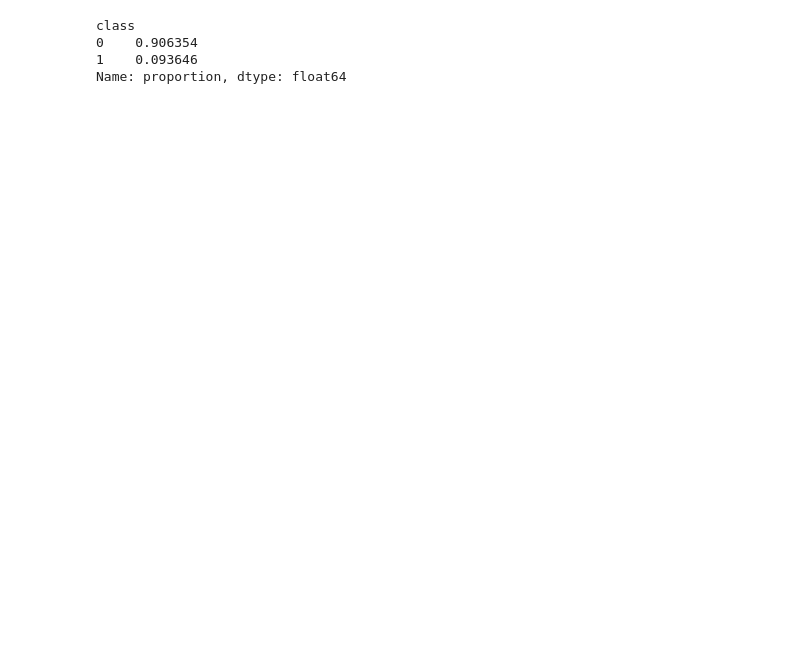
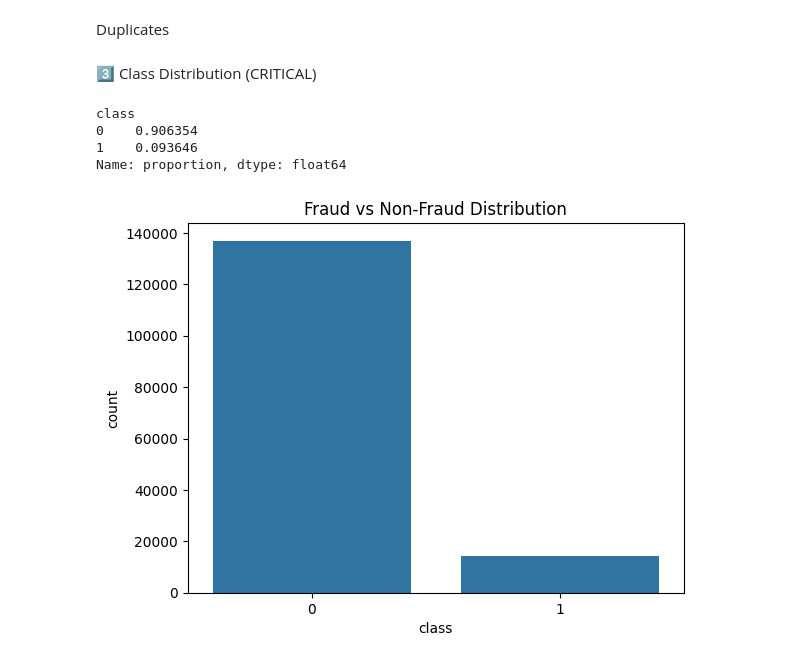
Before and after one commit to kaleb-menbere/fraud-detection, a Jupyter notebook: notebooks/eda-fraud-data.ipynb, the cells around one changed output. Saved outputs shown, nothing was run; the diff lists cells and outputs as text; code cells hidden in the pictures; blank space fills up the shorter version.

```diff
--- a/notebooks/eda-fraud-data.ipynb
+++ b/notebooks/eda-fraud-data.ipynb
@@ -41,0 +50,2 @@ df['purchase_time'] = pd.to_datetime(df['purchase_time'])
+# %% [markdown]
+Duplicates
@@ -42 +58,3 @@ df['purchase_time'] = pd.to_datetime(df['purchase_time'])
+# %% [markdown]
+3️⃣ Class Distribution (CRITICAL)
 # %%
@@ -46,3 +65,9 @@ class
 0    0.906354
 1    0.093646
 Name: proportion, dtype: float64
+# %%
+sns.countplot(x='class', data=df)
+plt.title("Fraud vs Non-Fraud Distribution")
+plt.show()
+# %% [output]
+[figure, added]
```
Also changed, not shown: parts of 31 cells of this notebook, 1 other file.
